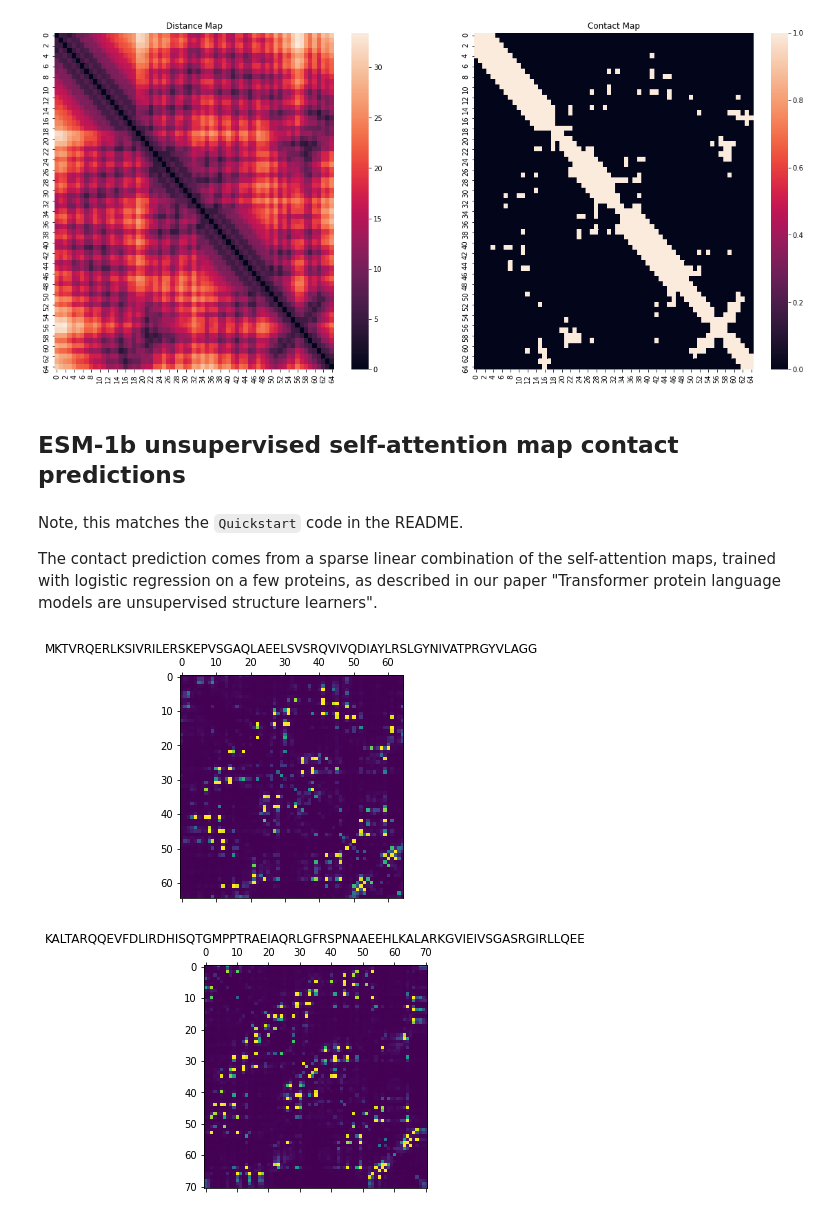
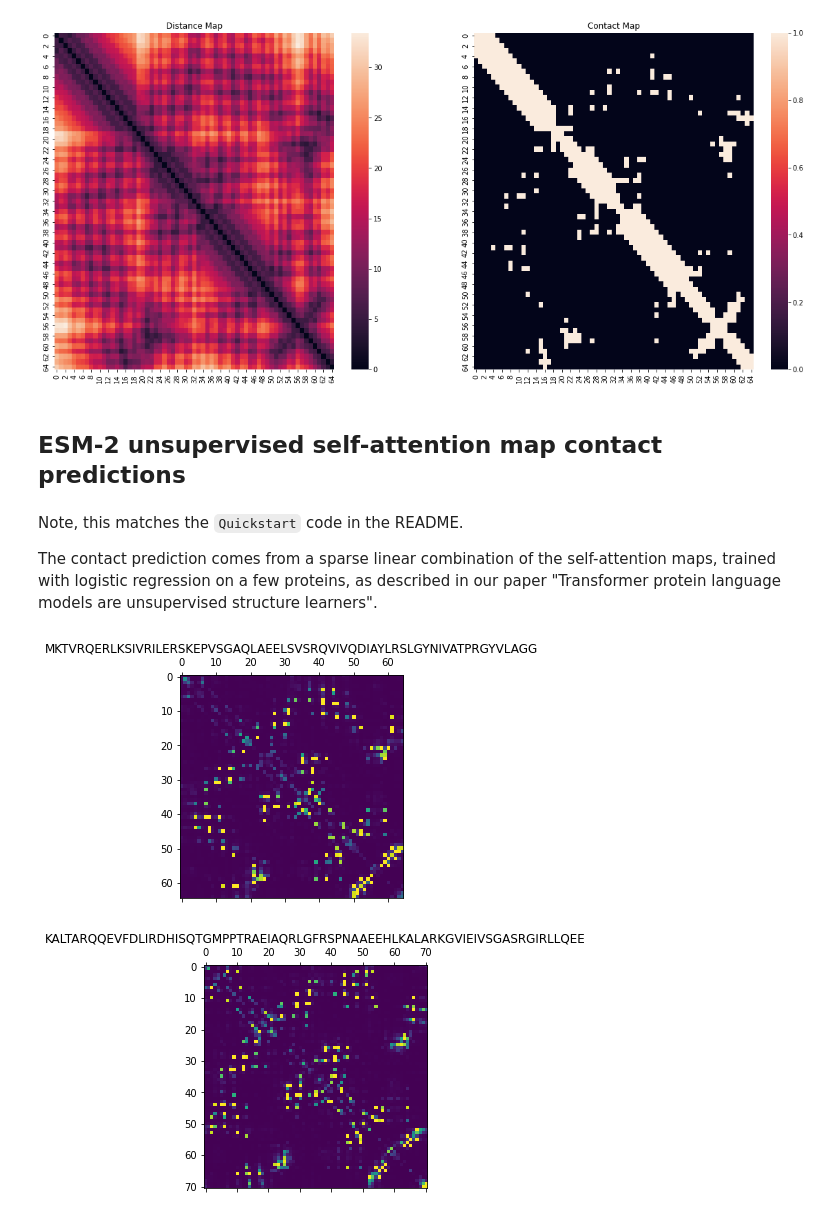
Before and after one commit to facebookresearch/esm, a Jupyter notebook: examples/esm_structural_dataset.ipynb, the cells around one changed output. Drawn from its saved outputs; the diff is of its cells as text; code cells hidden in the pictures.

```diff
--- a/examples/esm_structural_dataset.ipynb
+++ b/examples/esm_structural_dataset.ipynb
@@ -119,21 +119,21 @@ plt.show()
 # %% [output]
 [figure]
 # %% [markdown]
-## ESM-1b unsupervised self-attention map contact predictions
+## ESM-2 unsupervised self-attention map contact predictions
 # %% [markdown]
 Note, this matches the `Quickstart` code in the README.
 
 The contact prediction comes from a sparse linear combination of the self-attention maps, trained with logistic regression on a few proteins, as described in our paper "Transformer protein language models are unsupervised structure learners".
 # %%
-model, alphabet = esm.pretrained.esm1b_t33_650M_UR50S()
+model, alphabet = esm.pretrained.esm2_t33_650M_UR50D()
 batch_converter = alphabet.get_batch_converter()
 data = [(i, esm_structural_train[i]['seq']) for i in [0,1]]
 batch_labels, batch_strs, batch_tokens = batch_converter(data)
 with torch.no_grad():
     results = model(batch_tokens, repr_layers=[33], return_contacts=True)
 for (_, seq), attention_contacts in zip(data, results["contacts"]):
     plt.matshow(attention_contacts[: len(seq), : len(seq)])
     plt.title(seq)
 # %% [output]
-[figure, old version]
+[figure, new version]
-[figure, old version]
+[figure, new version]
```
Also changed, not shown: 15 other files.
